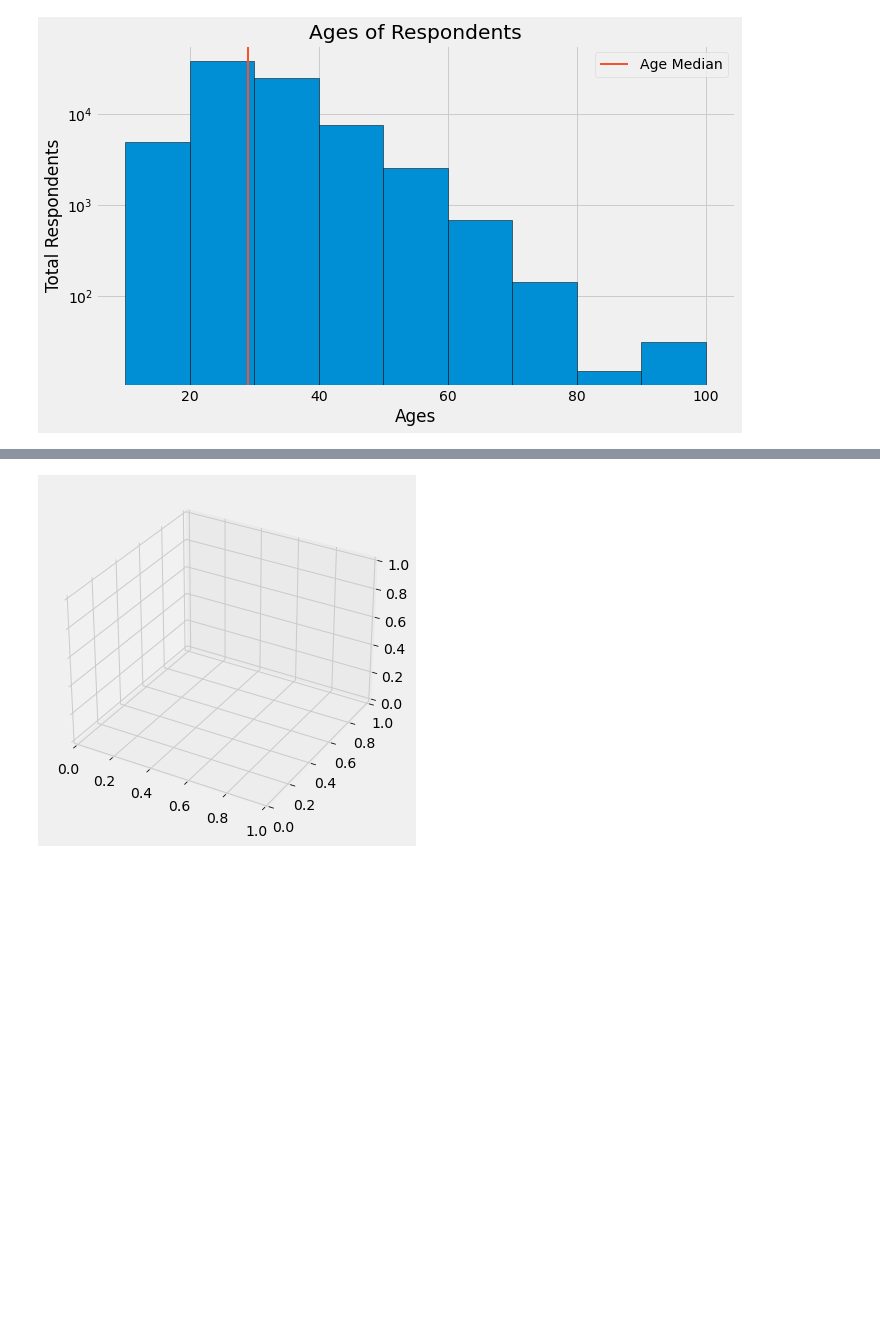
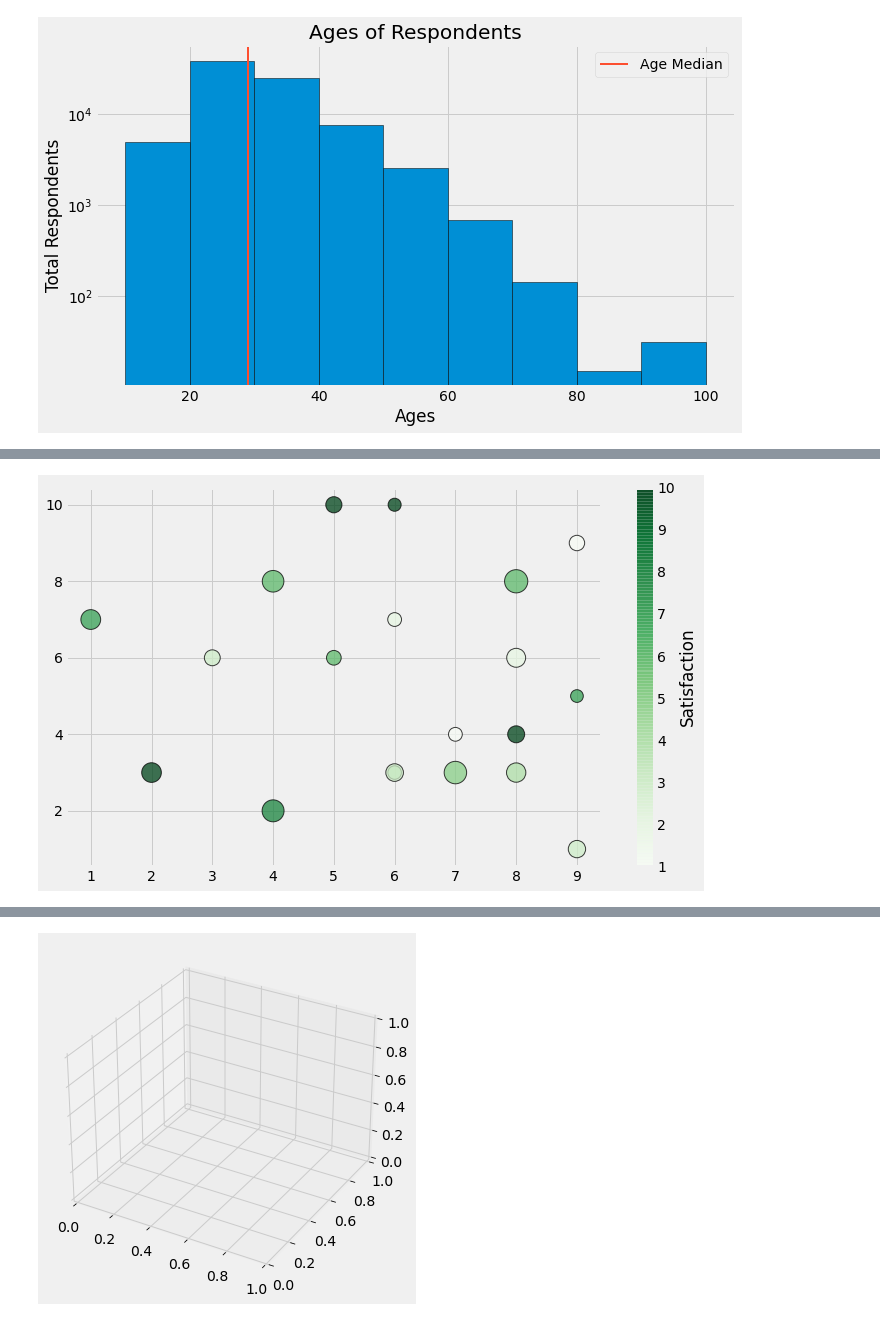
Before and after one commit to Cormac88/Fundamentals-of-Data-Analysis, a Jupyter notebook: pyplot.ipynb, the cells around one changed output, grey strips where cells are left out. Cells and saved outputs as stored; diff of their text form; code cells hidden in the pictures; blank space fills up the shorter version.

```diff
--- a/pyplot.ipynb
+++ b/pyplot.ipynb
@@ -608,0 +637,16 @@ plt.tight_layout()
+# %%
+# Using the variables colour and sizes to set the parameters
+
+colours = rng.integers(1, 11, size = 20)
+sizes = rng.integers(150, 551, size = 20)
+
+
+plt.scatter(x, y, s = sizes, c = colours, cmap = 'Greens',
+            edgecolors = 'black', linewidth = 1, alpha = 0.75)
+
+cbar = plt.colorbar() # colorbar function
+cbar.set_label('Satisfaction')
+
+plt.tight_layout()
+# %% [output]
+[figure, added]
```
Also changed, not shown: parts of 47 cells of this notebook, 3 other files.
